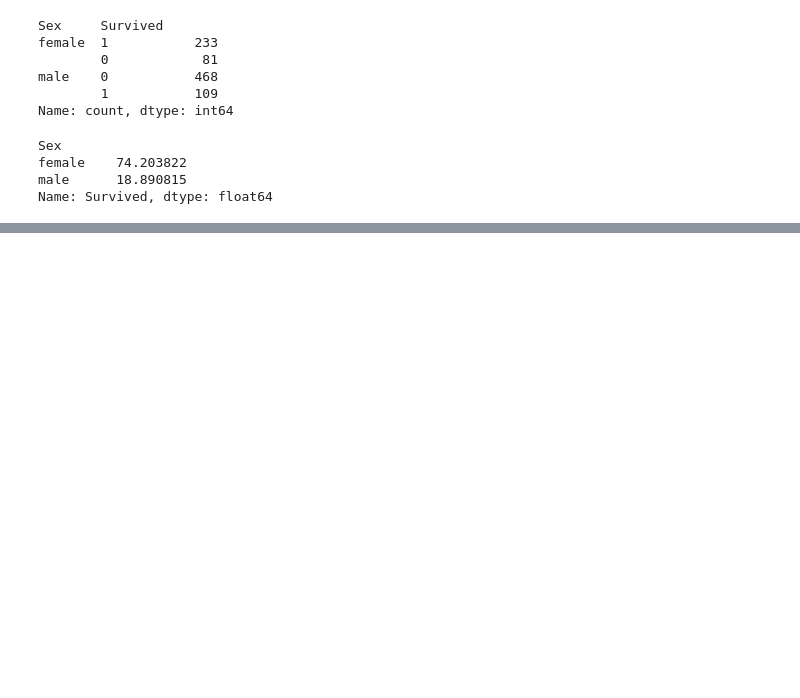
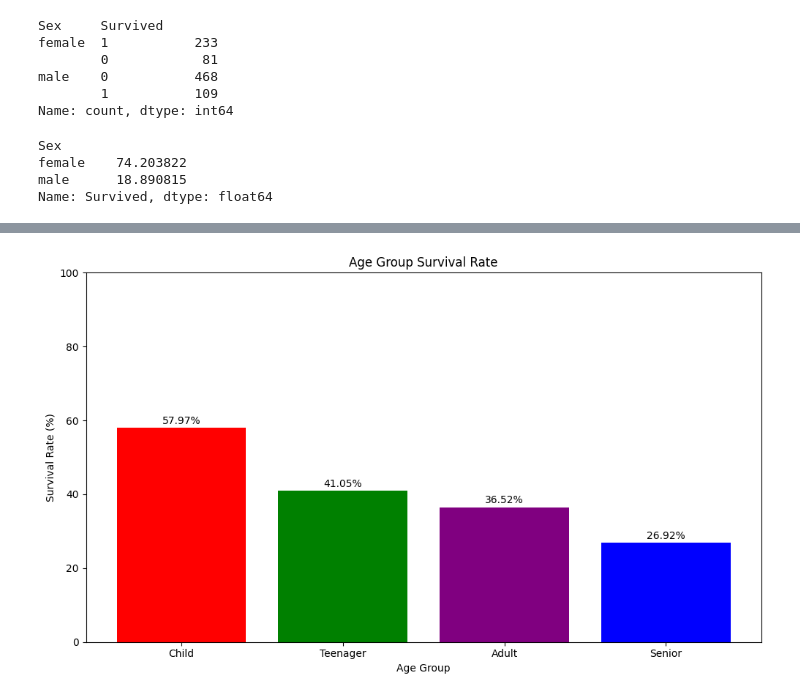
Before and after one commit to mdgolamrabbi22/Pandas, a Jupyter notebook: Project/Titanic Data/Titanic_Dataset_clean.ipynb, the cells around one changed output, grey strips where cells are left out. Cells and saved outputs as stored; diff of their text form; code cells hidden in the pictures; blank space fills up the shorter version.

```diff
--- a/Project/Titanic Data/Titanic_Dataset_clean.ipynb
+++ b/Project/Titanic Data/Titanic_Dataset_clean.ipynb
@@ -437,0 +512,29 @@ plt.figure()
+# %%
+bins = [0, 12, 19, 59, 100]
+labels = ["Child", "Teenager", "Adult", "Senior"]
+
+df["Age_Group"] = pd.cut(
+    df["Age"],
+    bins=bins,
+    labels=labels
+)
+survival_rate = (
+    df.groupby("Age_Group", observed=True)["Survived"].mean() * 100
+)
+
+plt.figure(figsize=(10,6))
+plt.bar(
+    survival_rate.index,
+    survival_rate.values,
+    color=["red", "green", "purple", "blue"]
+)
+for i, value in enumerate(survival_rate.values):
+    plt.text(i, value + 1, f"{value:.2f}%", ha="center")
+plt.title("Age Group Survival Rate")
+plt.xlabel("Age Group")
+plt.ylabel("Survival Rate (%)")
+plt.tight_layout()
+plt.ylim(0, 100)
+plt.show()
+# %% [output]
+[figure, added]
```
Also changed, not shown: parts of 7 cells of this notebook, 11 other files.
